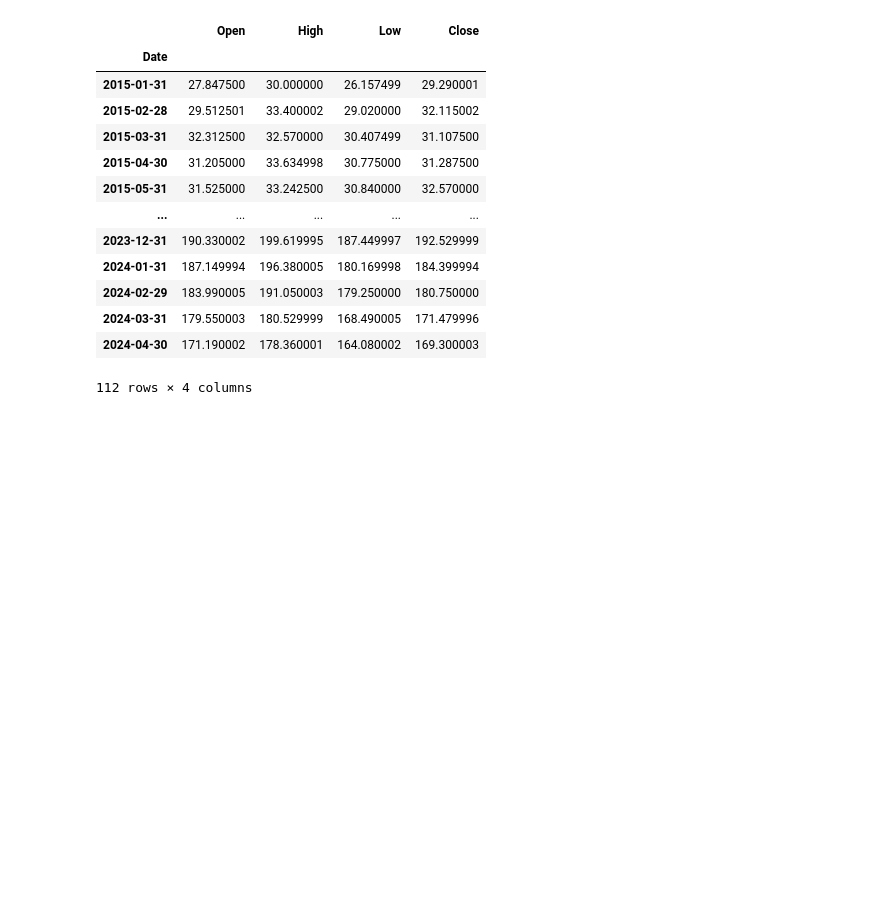
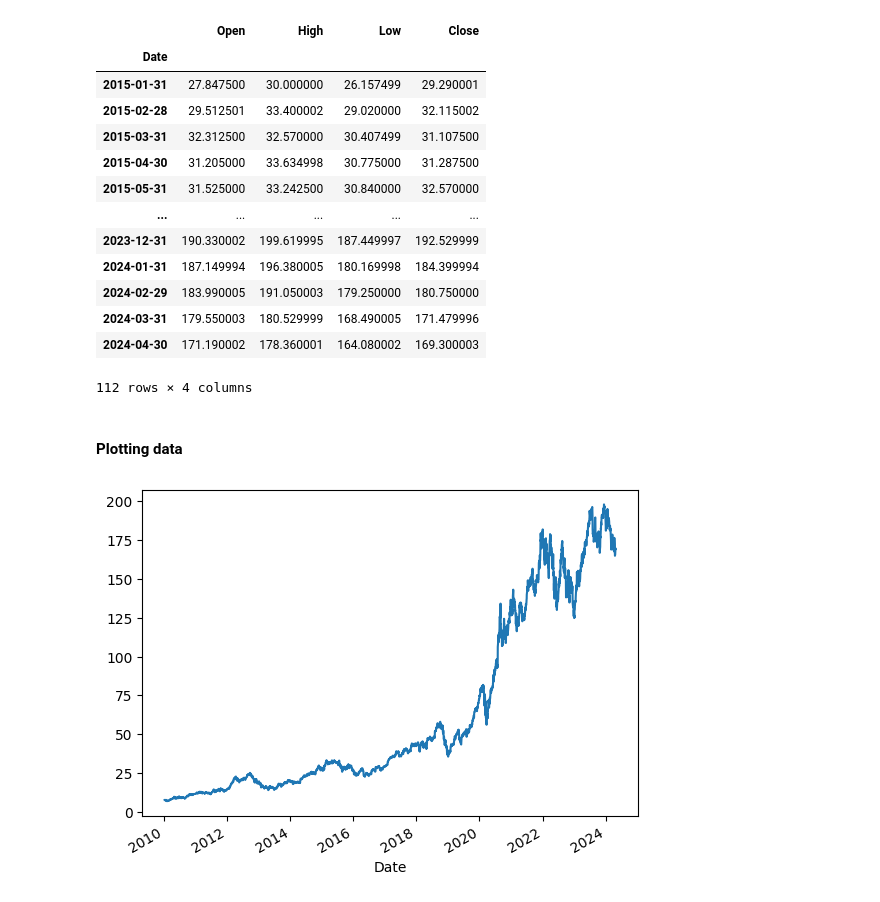
Before and after one commit to TAgKyaw/data_analysis_projects, a Jupyter notebook: financial_data_analysis/applied_financial_analysis.ipynb, the cells around one changed output. Drawn from its saved outputs; the diff is of its cells as text; code cells hidden in the pictures; blank space fills up the shorter version.

Commit message:
Plotting data

```diff
--- a/financial_data_analysis/applied_financial_analysis.ipynb
+++ b/financial_data_analysis/applied_financial_analysis.ipynb
@@ -476,3 +476,5 @@ data['2015-01-01':].resample('ME').agg({
 | 2024-03-31 | 179.550003 | 180.529999 | 168.490005 | 171.479996 |
 | 2024-04-30 | 171.190002 | 178.360001 | 164.080002 | 169.300003 |
 112 rows × 4 columns
+# %% [markdown]
+#### Plotting data
@@ -478,0 +485,6 @@ data['2015-01-01':].resample('ME').agg({
+# %%
+# Plotting close
+data['Close'].plot()
+plt.show()
+# %% [output]
+[figure, added]
```
Also changed, not shown: parts of 6 cells of this notebook.
